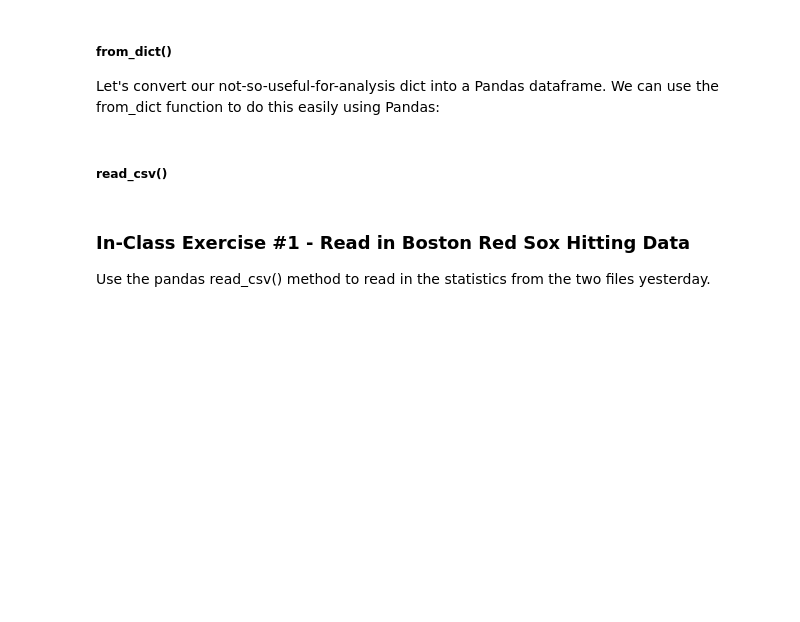
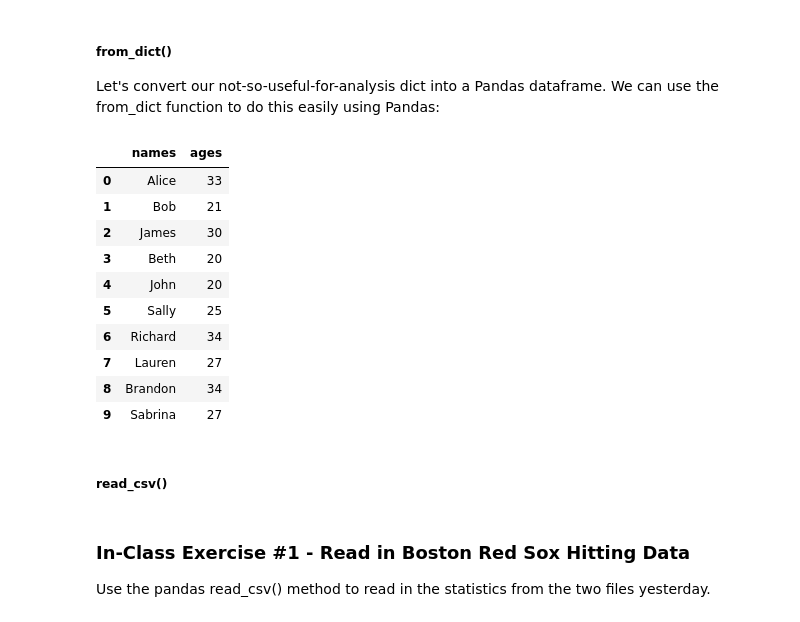
Before and after one commit to somas1/CT, a Jupyter notebook: Pandas/Pandas_Walkthrough_Student_Copy.ipynb, the cells around one changed output. Cells and saved outputs as stored; diff of their text form; code cells hidden in the pictures; blank space fills up the shorter version.

```diff
--- a/Pandas/Pandas_Walkthrough_Student_Copy.ipynb
+++ b/Pandas/Pandas_Walkthrough_Student_Copy.ipynb
@@ -129,6 +129,22 @@ my_people
 ##### from_dict()
 
 <p>Let's convert our not-so-useful-for-analysis dict into a Pandas dataframe. We can use the from_dict function to do this easily using Pandas:</p>
+# %%
+data = pd.DataFrame.from_dict(my_people)
+
+data
+# %% [output]
+|  | names | ages |
+| 0 | Alice | 33 |
+| 1 | Bob | 21 |
+| 2 | James | 30 |
+| 3 | Beth | 20 |
+| 4 | John | 20 |
+| 5 | Sally | 25 |
+| 6 | Richard | 34 |
+| 7 | Lauren | 27 |
+| 8 | Brandon | 34 |
+| 9 | Sabrina | 27 |
 # %% [markdown]
 ##### read_csv()
 # %%
```
Also changed, not shown: parts of 1 cell of this notebook.
